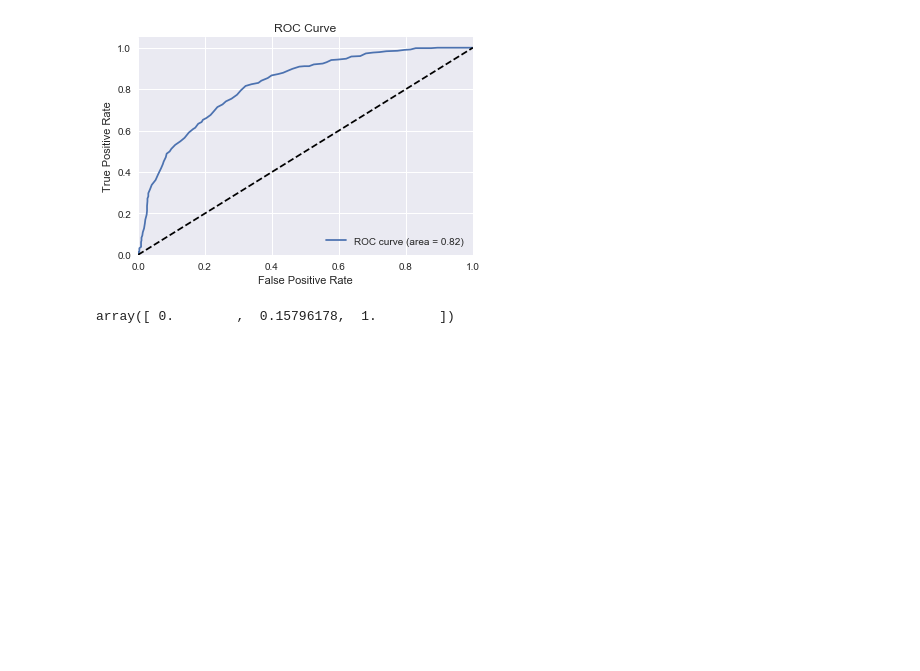
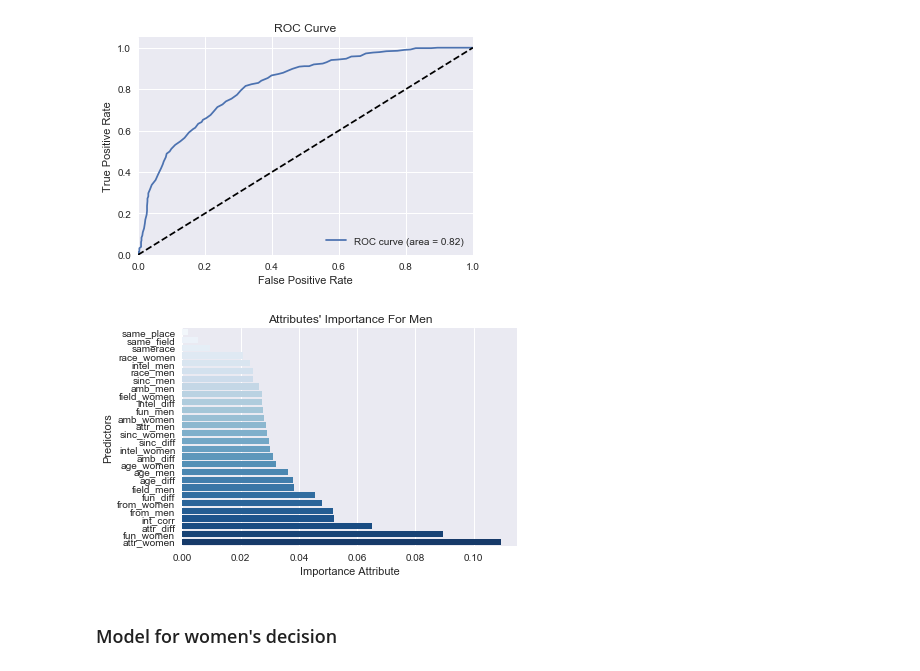
Before and after one commit to maodunzhe/springboardDS, a Jupyter notebook: speed-dating-experiment/speed dating.ipynb, the cells around one changed output. Cells and saved outputs as stored; diff of their text form; code cells hidden in the pictures; blank space fills up the shorter version.

Commit message:
more models on female and match

```diff
--- a/speed-dating-experiment/speed dating.ipynb
+++ b/speed-dating-experiment/speed dating.ipynb
@@ -1266,7 +1268,14 @@ plt.show()
 # %% [output]
 ROC AUC: 0.82
 [figure]
-# %%
-sns.barplot(forest_men.feature_importances_)
-# %% [output]
-array([ 0.        ,  0.15796178,  1.        ])
+# %%
+FeaturesImportanceM = sorted(zip(forest_men.feature_importances_,features.columns))
+dfMale = pd.DataFrame(FeaturesImportanceM, columns=['model.feature_importances_', 'predictors.columns'])
+ax1 = sns.barplot(y="predictors.columns", x="model.feature_importances_", data=dfMale,
+             palette="Blues")
+ax1.set(ylabel='Predictors', xlabel='Importance Attribute',title="Attributes' Importance For Men")
+plt.show(ax1)
+# %% [output]
+[figure, added]
+# %% [markdown]
+### Model for women's decision
```
Also changed, not shown: parts of 15 cells of this notebook.
